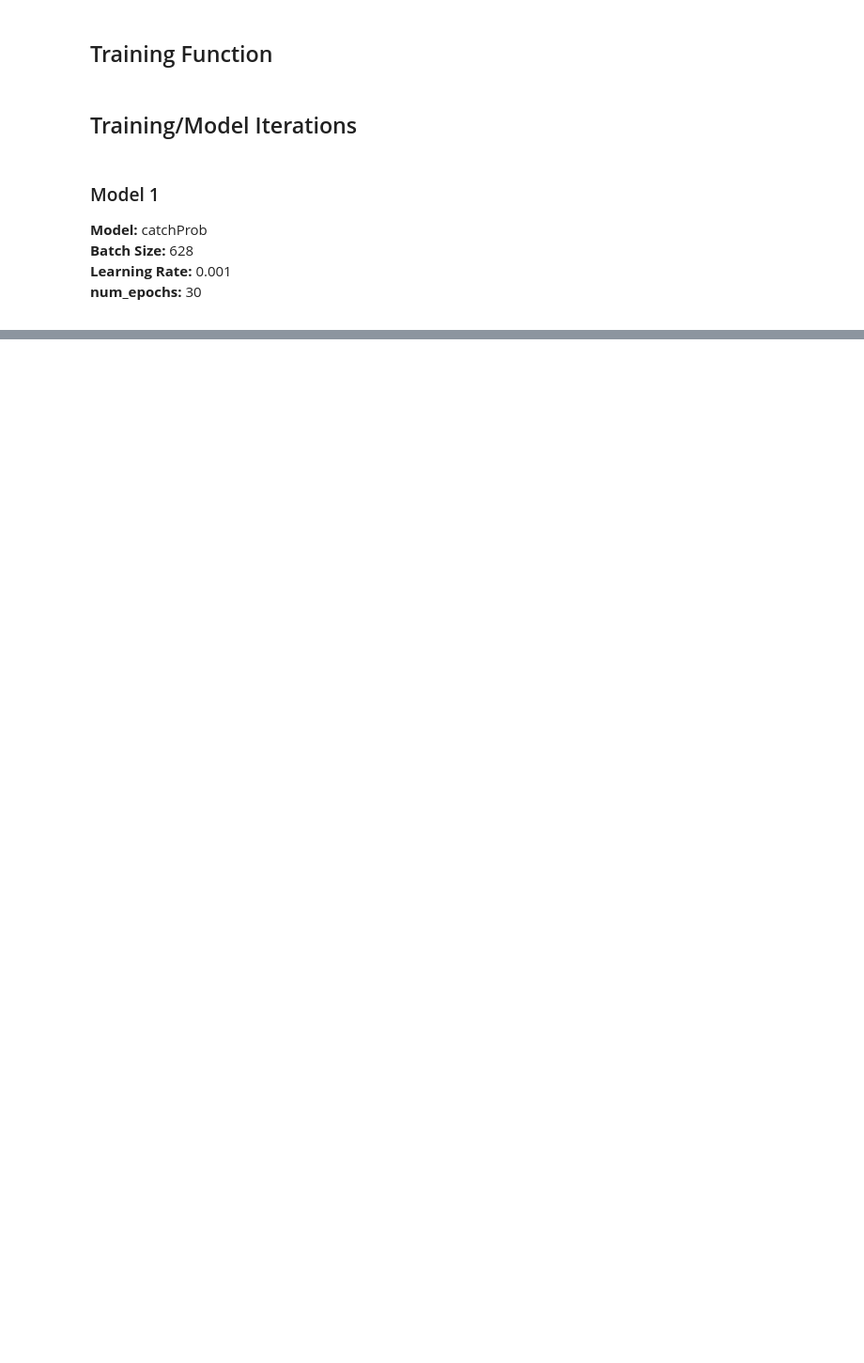
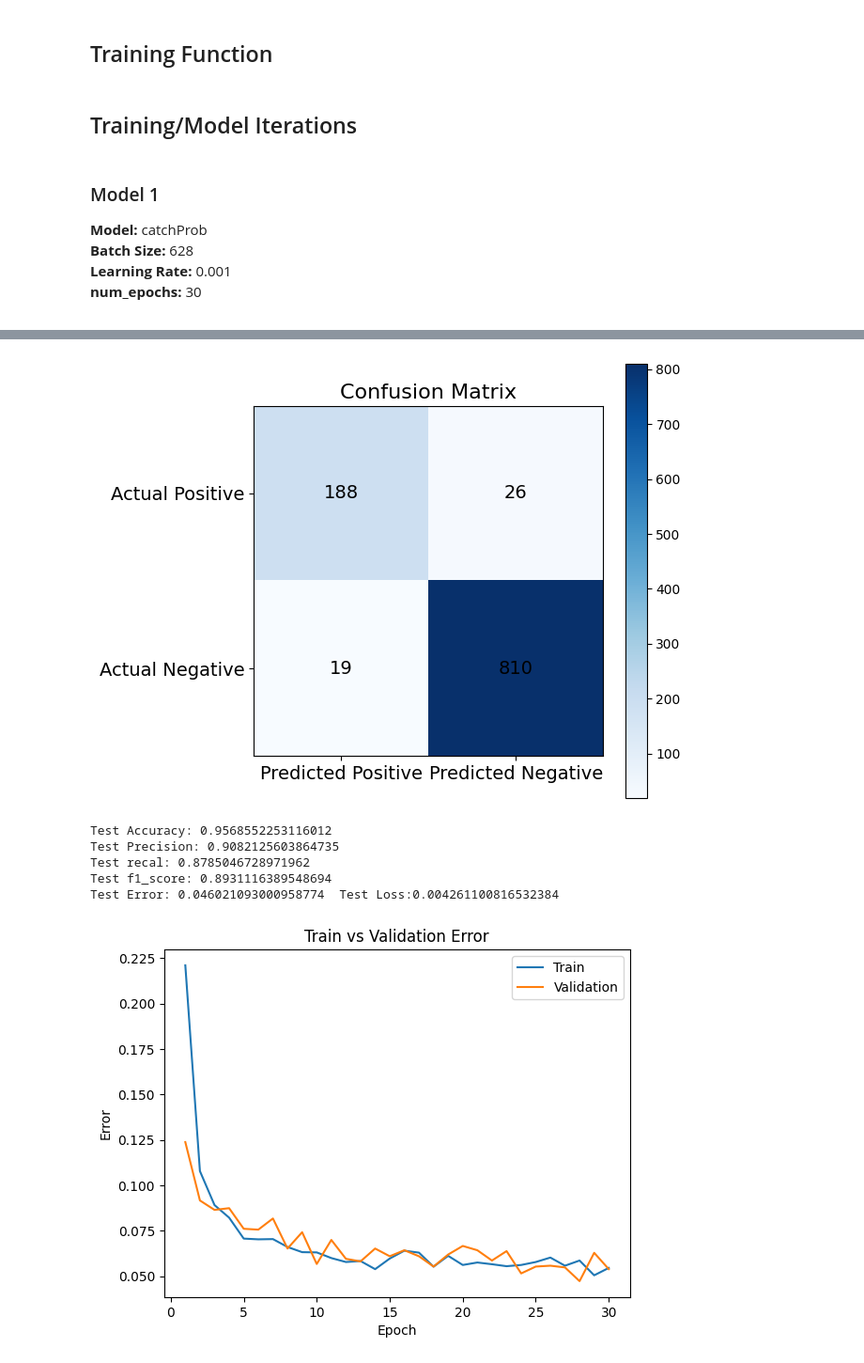
Before and after one commit to victorhauvi/SMT2024, a Jupyter notebook: Catch_Probability_Training.ipynb, the cells around one changed output, grey strips where cells are left out. Shown at 94% size. Drawn from its saved outputs; the diff is of its cells as text; code cells hidden in the pictures; blank space fills up the shorter version.

```diff
--- a/Catch_Probability_Training.ipynb
+++ b/Catch_Probability_Training.ipynb
@@ -529,0 +639,31 @@ Test Error: 0.05465004793863854  Test Loss:0.005604501760074528
+# %%
+# Prepare device
+if torch.backends.mps.is_available():
+    device = torch.device("mps")
+elif torch.cuda.is_available():
+    device = torch.device("cuda")
+else:
+    device = torch.device("cpu")
+
+# Instantiate model
+num_features = 3
+num_classes =1
+header = ['distance','time', 'angle', 'catch']
+
+net = catchProb(num_features, num_classes).to(device)
+
+
+batch_size = 628
+learning_rate = 0.0001
+num_epochs = 30
+
+# Load data
+train_loader, valid_loader, test_loader = data_loader('modelData_1.csv', header)
+
+# Train model
+train(net, device, train_loader, valid_loader, test_loader, num_features=3,batch_size=batch_size, learning_rate=learning_rate, num_epochs=num_epochs)
+
+model_path = get_model_name(batch_size=batch_size, learning_rate=learning_rate, epoch=num_epochs-1)
+
+plot_training_curve(model_path)
+# %% [output]
@@ -529,0 +687,7 @@ Test Error: 0.05465004793863854  Test Loss:0.005604501760074528
+[figure, added]
+Test Accuracy: 0.9568552253116012
+Test Precision: 0.9082125603864735
+Test recal: 0.8785046728971962
+Test f1_score: 0.8931116389548694
+Test Error: 0.046021093000958774  Test Loss:0.004261100816532384
+[figure, added]
```
Also changed, not shown: parts of 14 cells of this notebook, 2 other files.
